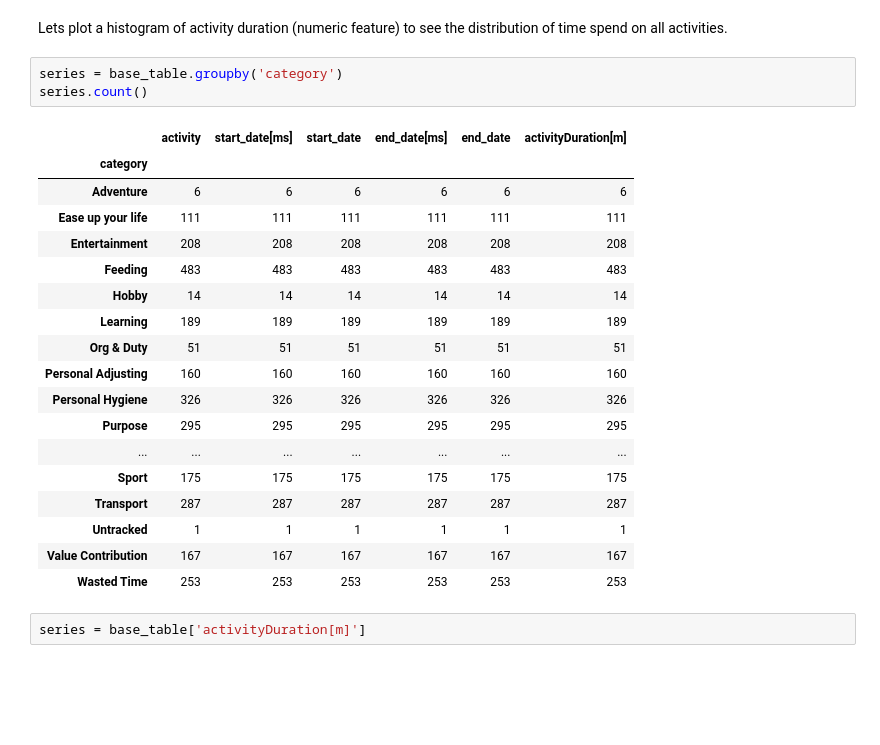
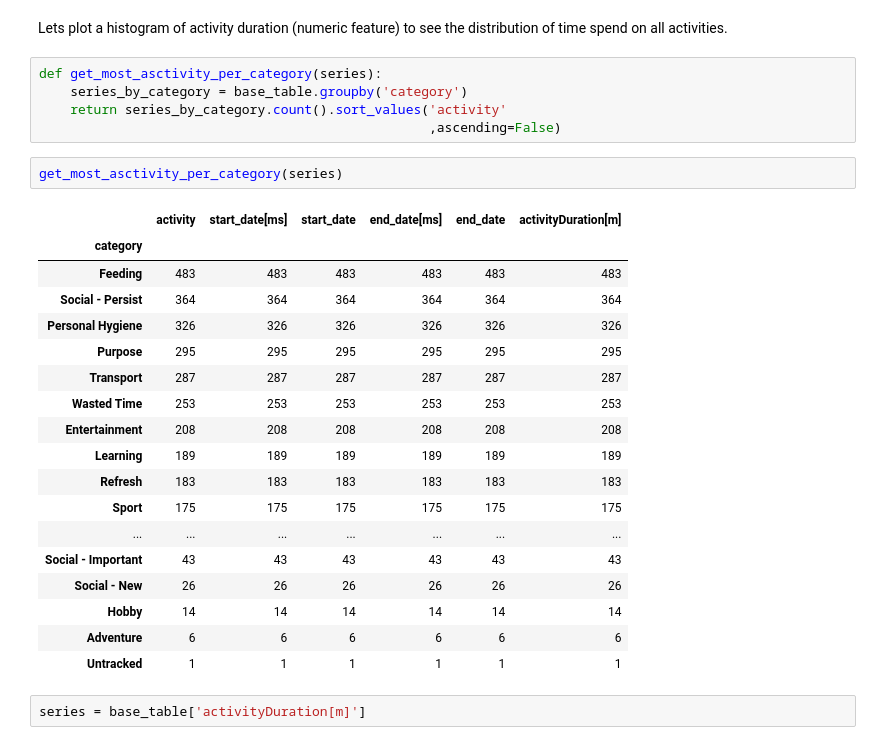
Before and after one commit to FollowJack/machine-learning-masterclass, a Jupyter notebook: project_10_activity_analysis/activity_analysis.ipynb, the cells around one changed output. Saved outputs shown, nothing was run; the diff lists cells and outputs as text; blank space fills up the shorter version.

Commit message:
get_most_asctivity_per_category

```diff
--- a/project_10_activity_analysis/activity_analysis.ipynb
+++ b/project_10_activity_analysis/activity_analysis.ipynb
@@ -238,28 +238,32 @@ Trip to City Center
 ### Distributions of numerical features
 # %% [markdown]
 Lets plot a histogram of activity duration (numeric feature) to see the distribution of time spend on all activities.
-# %%
-series = base_table.groupby('category')
-series.count()
-# %% [output]
-|  | activity | start_date[ms] | start_date | end_date[ms] | end_date | activityDuration[m] |
-| category |  |  |  |  |  |  |
-| Adventure | 6 | 6 | 6 | 6 | 6 | 6 |
-| Ease up your life | 111 | 111 | 111 | 111 | 111 | 111 |
-| Entertainment | 208 | 208 | 208 | 208 | 208 | 208 |
-| Feeding | 483 | 483 | 483 | 483 | 483 | 483 |
-| Hobby | 14 | 14 | 14 | 14 | 14 | 14 |
-| Learning | 189 | 189 | 189 | 189 | 189 | 189 |
-| Org & Duty | 51 | 51 | 51 | 51 | 51 | 51 |
-| Personal Adjusting | 160 | 160 | 160 | 160 | 160 | 160 |
-| Personal Hygiene | 326 | 326 | 326 | 326 | 326 | 326 |
-| Purpose | 295 | 295 | 295 | 295 | 295 | 295 |
-| ... | ... | ... | ... | ... | ... | ... |
-| Sport | 175 | 175 | 175 | 175 | 175 | 175 |
-| Transport | 287 | 287 | 287 | 287 | 287 | 287 |
-| Untracked | 1 | 1 | 1 | 1 | 1 | 1 |
-| Value Contribution | 167 | 167 | 167 | 167 | 167 | 167 |
-| Wasted Time | 253 | 253 | 253 | 253 | 253 | 253 |
+# %%
+def get_most_asctivity_per_category(series):
+    series_by_category = base_table.groupby('category')
+    return series_by_category.count().sort_values('activity'
+                                                  ,ascending=False)
+# %%
+get_most_asctivity_per_category(series)
+# %% [output]
+|  | activity | start_date[ms] | start_date | end_date[ms] | end_date | activityDuration[m] |
+| category |  |  |  |  |  |  |
+| Feeding | 483 | 483 | 483 | 483 | 483 | 483 |
+| Social - Persist | 364 | 364 | 364 | 364 | 364 | 364 |
+| Personal Hygiene | 326 | 326 | 326 | 326 | 326 | 326 |
+| Purpose | 295 | 295 | 295 | 295 | 295 | 295 |
+| Transport | 287 | 287 | 287 | 287 | 287 | 287 |
+| Wasted Time | 253 | 253 | 253 | 253 | 253 | 253 |
+| Entertainment | 208 | 208 | 208 | 208 | 208 | 208 |
+| Learning | 189 | 189 | 189 | 189 | 189 | 189 |
+| Refresh | 183 | 183 | 183 | 183 | 183 | 183 |
+| Sport | 175 | 175 | 175 | 175 | 175 | 175 |
+| ... | ... | ... | ... | ... | ... | ... |
+| Social - Important | 43 | 43 | 43 | 43 | 43 | 43 |
+| Social - New | 26 | 26 | 26 | 26 | 26 | 26 |
+| Hobby | 14 | 14 | 14 | 14 | 14 | 14 |
+| Adventure | 6 | 6 | 6 | 6 | 6 | 6 |
+| Untracked | 1 | 1 | 1 | 1 | 1 | 1 |
 # %%
 series = base_table['activityDuration[m]']
 # %%
```
